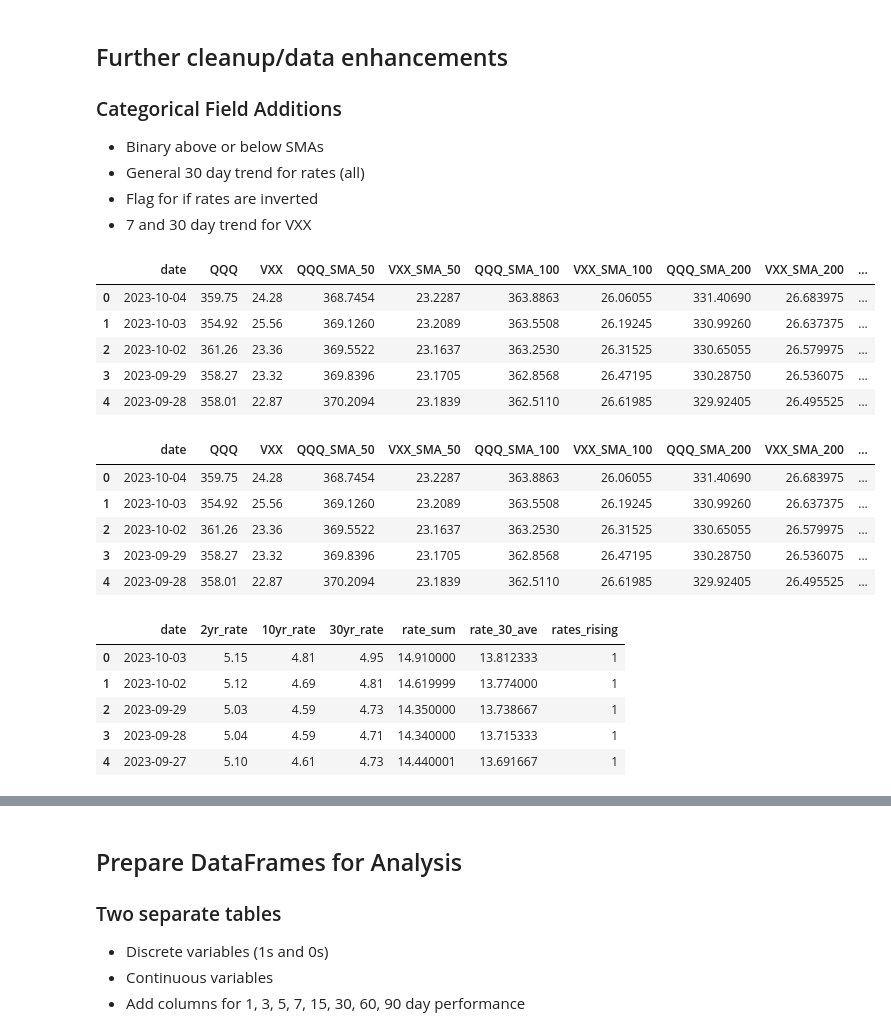
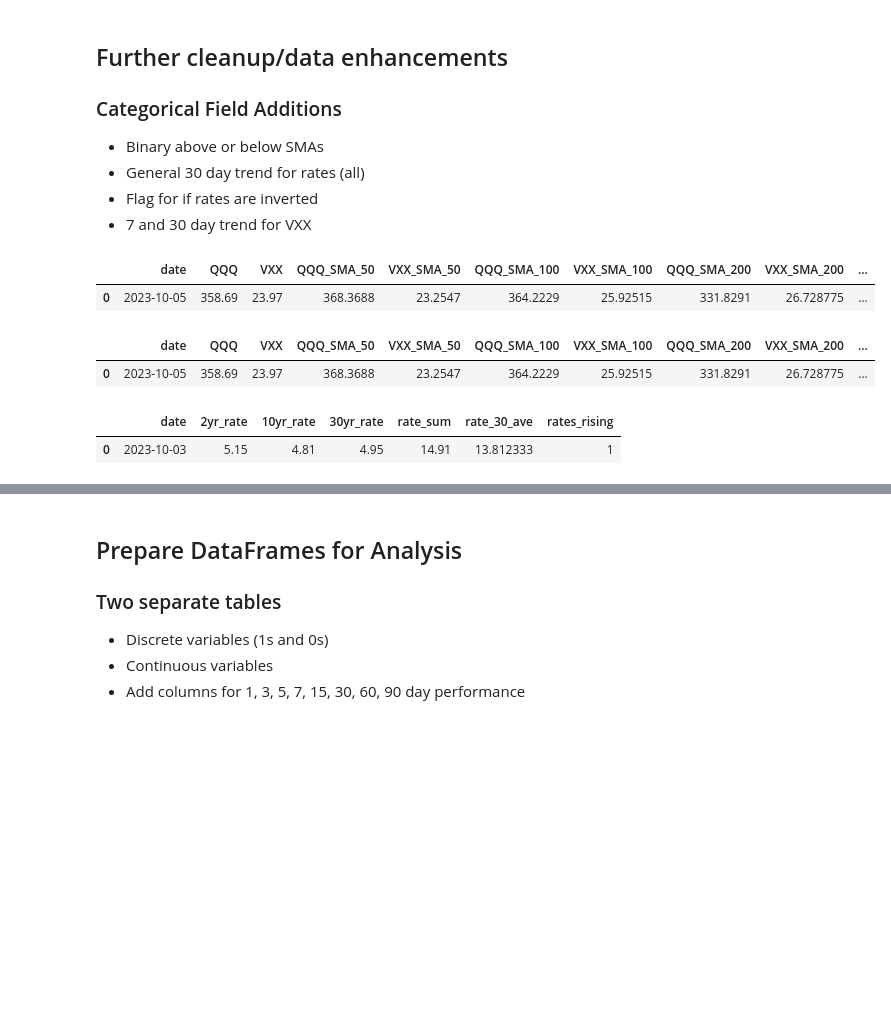
Before and after one commit to bchase17/investment_strats, a Jupyter notebook: Key Indicator Market Analysis.ipynb, the cells around one changed output, grey strips where cells are left out. Drawn from its saved outputs; the diff is of its cells as text; code cells hidden in the pictures; blank space fills up the shorter version.

```diff
--- a/Key Indicator Market Analysis.ipynb
+++ b/Key Indicator Market Analysis.ipynb
@@ -182,22 +141,18 @@ df_rsi.head(25)
 # %%
 #above/below SMAs
 df_sma_clean['QQQ'] = pd.to_numeric(df_sma_clean['QQQ'])
 df_sma_clean['QQQ_SMA_50'] = pd.to_numeric(df_sma_clean['QQQ_SMA_50'])
 df_sma_clean['QQQ_SMA_100'] = pd.to_numeric(df_sma_clean['QQQ_SMA_100'])
 df_sma_clean['QQQ_SMA_200'] = pd.to_numeric(df_sma_clean['QQQ_SMA_200'])
 
 df_sma_clean['Above_QQQ_SMA_50'] = df_sma_clean.apply(lambda row: 1 if row['QQQ'] > row['QQQ_SMA_50'] else 0, axis=1)
 df_sma_clean['Above_QQQ_SMA_100'] = df_sma_clean.apply(lambda row: 1 if row['QQQ'] > row['QQQ_SMA_100'] else 0, axis=1)
 df_sma_clean['Above_QQQ_SMA_200'] = df_sma_clean.apply(lambda row: 1 if row['QQQ'] > row['QQQ_SMA_200'] else 0, axis=1)
 
-df_sma_clean.head(5)
+df_sma_clean.head(1)
 # %% [output]
 |  | date | QQQ | VXX | QQQ_SMA_50 | VXX_SMA_50 | QQQ_SMA_100 | VXX_SMA_100 | QQQ_SMA_200 | VXX_SMA_200 | ... |
-| 0 | 2023-10-04 | 359.75 | 24.28 | 368.7454 | 23.2287 | 363.8863 | 26.06055 | 331.40690 | 26.683975 | ... |
-| 1 | 2023-10-03 | 354.92 | 25.56 | 369.1260 | 23.2089 | 363.5508 | 26.19245 | 330.99260 | 26.637375 | ... |
-| 2 | 2023-10-02 | 361.26 | 23.36 | 369.5522 | 23.1637 | 363.2530 | 26.31525 | 330.65055 | 26.579975 | ... |
-| 3 | 2023-09-29 | 358.27 | 23.32 | 369.8396 | 23.1705 | 362.8568 | 26.47195 | 330.28750 | 26.536075 | ... |
-| 4 | 2023-09-28 | 358.01 | 22.87 | 370.2094 | 23.1839 | 362.5110 | 26.61985 | 329.92405 | 26.495525 | ... |
+| 0 | 2023-10-05 | 358.69 | 23.97 | 368.3688 | 23.2547 | 364.2229 | 25.92515 | 331.8291 | 26.728775 | ... |
 # %%
 #vxx
 df_sma_clean = df_sma_clean.sort_values(by='date', ascending=True)
@@ -215,14 +170,10 @@ df_sma_clean['VXX_30_rising'] = (df_sma_clean['VXX'] > df_sma_clean['VXX_30_mean
 
 #resort in descending order and print first few rows
 df_sma_clean = df_sma_clean.sort_values(by='date', ascending=False)
-df_sma_clean.head(5)
+df_sma_clean.head(1)
 # %% [output]
 |  | date | QQQ | VXX | QQQ_SMA_50 | VXX_SMA_50 | QQQ_SMA_100 | VXX_SMA_100 | QQQ_SMA_200 | VXX_SMA_200 | ... |
-| 0 | 2023-10-04 | 359.75 | 24.28 | 368.7454 | 23.2287 | 363.8863 | 26.06055 | 331.40690 | 26.683975 | ... |
-| 1 | 2023-10-03 | 354.92 | 25.56 | 369.1260 | 23.2089 | 363.5508 | 26.19245 | 330.99260 | 26.637375 | ... |
-| 2 | 2023-10-02 | 361.26 | 23.36 | 369.5522 | 23.1637 | 363.2530 | 26.31525 | 330.65055 | 26.579975 | ... |
-| 3 | 2023-09-29 | 358.27 | 23.32 | 369.8396 | 23.1705 | 362.8568 | 26.47195 | 330.28750 | 26.536075 | ... |
-| 4 | 2023-09-28 | 358.01 | 22.87 | 370.2094 | 23.1839 | 362.5110 | 26.61985 | 329.92405 | 26.495525 | ... |
+| 0 | 2023-10-05 | 358.69 | 23.97 | 368.3688 | 23.2547 | 364.2229 | 25.92515 | 331.8291 | 26.728775 | ... |
 # %%
 #determine if rates are falling or rising
 df_rate_clean = df_rate
@@ -245,14 +196,10 @@ df_rate_clean['rates_rising'] = (df_rate_clean['rate_sum'] > df_rate_clean['rate
 
 df_rate_clean = df_rate_clean.sort_values(by='date', ascending=False)
 
-df_rate_clean.head(5)
+df_rate_clean.head(1)
 # %% [output]
 |  | date | 2yr_rate | 10yr_rate | 30yr_rate | rate_sum | rate_30_ave | rates_rising |
-| 0 | 2023-10-03 | 5.15 | 4.81 | 4.95 | 14.910000 | 13.812333 | 1 |
-| 1 | 2023-10-02 | 5.12 | 4.69 | 4.81 | 14.619999 | 13.774000 | 1 |
-| 2 | 2023-09-29 | 5.03 | 4.59 | 4.73 | 14.350000 | 13.738667 | 1 |
-| 3 | 2023-09-28 | 5.04 | 4.59 | 4.71 | 14.340000 | 13.715333 | 1 |
-| 4 | 2023-09-27 | 5.10 | 4.61 | 4.73 | 14.440001 | 13.691667 | 1 |
+| 0 | 2023-10-03 | 5.15 | 4.81 | 4.95 | 14.91 | 13.812333 | 1 |
 # %%
 #rsi cleanup
 df_rsi_clean = df_rsi.sort_values(by='date', ascending=True)
```
Also changed, not shown: parts of 14 cells of this notebook.
